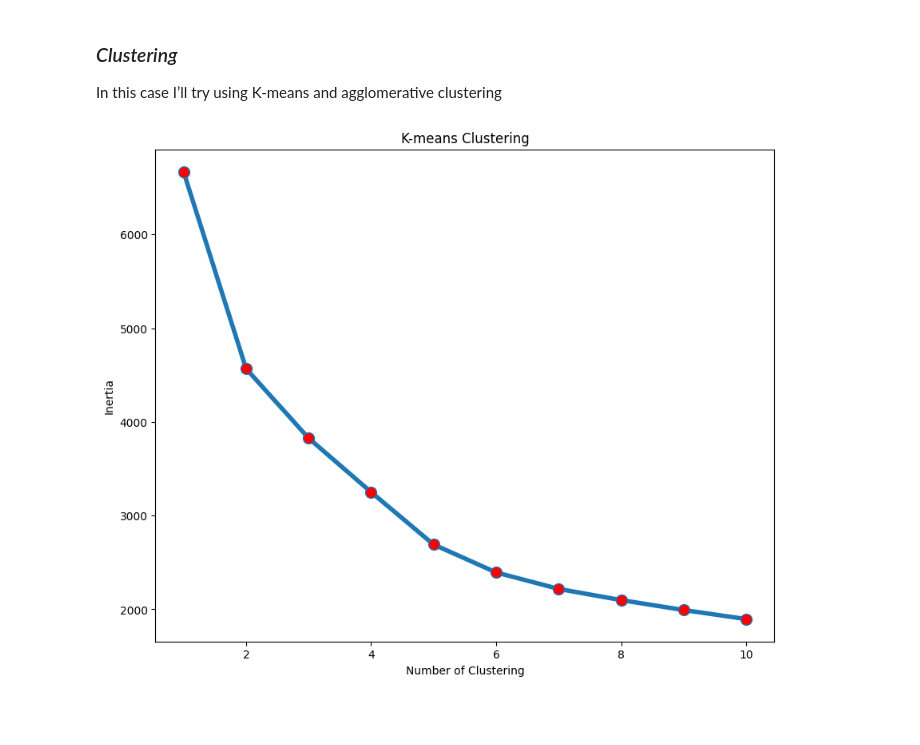
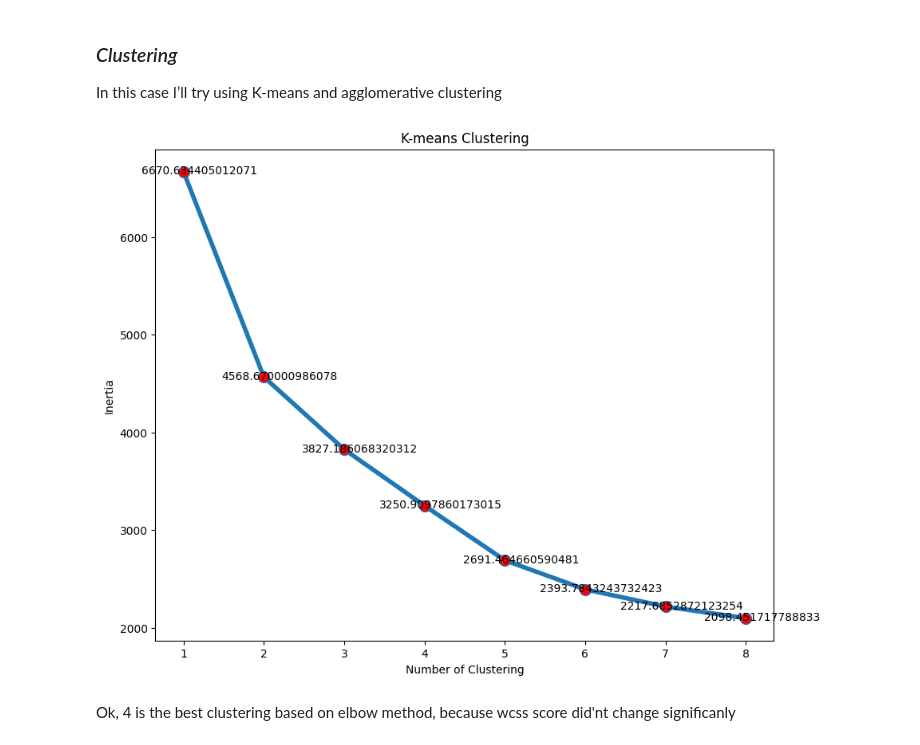
Before and after one commit to masendhy/predict_customer_personality_to_boost_marketing_campaign_by_using_machine_learning, a Jupyter notebook: predict_customer_personality_to_boost_marketing_campaign_by_using_machine_learning.ipynb, the cells around one changed output. Cells and saved outputs as stored; diff of their text form; code cells hidden in the pictures; blank space fills up the shorter version.

```diff
--- a/predict_customer_personality_to_boost_marketing_campaign_by_using_machine_learning.ipynb
+++ b/predict_customer_personality_to_boost_marketing_campaign_by_using_machine_learning.ipynb
@@ -315,21 +315,27 @@ In this case I’ll try using K-means and agglomerative clustering
 from sklearn.cluster import KMeans
 
 wcss=[]
-for i in range(1,11):
+for i in range(1,9):
     kmeans = KMeans(n_clusters=i,init='k-means++',random_state=42)
     kmeans.fit(dffeatex_drop)
     wcss.append(kmeans.inertia_)
 # %%
 # Let’s see how many clustering is the best by seeing it with the elbow method
 
 plt.figure(figsize=(10,8))
 
-plt.plot(range(1,11),wcss,marker = 'o',
+plt.plot(range(1,9),wcss,marker = 'o',
          markersize = 10,linewidth=4,markerfacecolor = 'red')
+
+for i, label in enumerate(wcss):
+    plt.text(range(1,9)[i] + 0.2,wcss[i] + 7,label ,ha='center',va='center')
+
 
 plt.xlabel('Number of Clustering')
 plt.ylabel('Inertia')
 plt.title('K-means Clustering')
 plt.show()
 # %% [output]
-[figure, old version]
+[figure, new version]
+# %% [markdown]
+Ok, 4 is the best clustering based on elbow method, because wcss score did'nt change significanly
```
Also changed, not shown: parts of 4 cells of this notebook.
